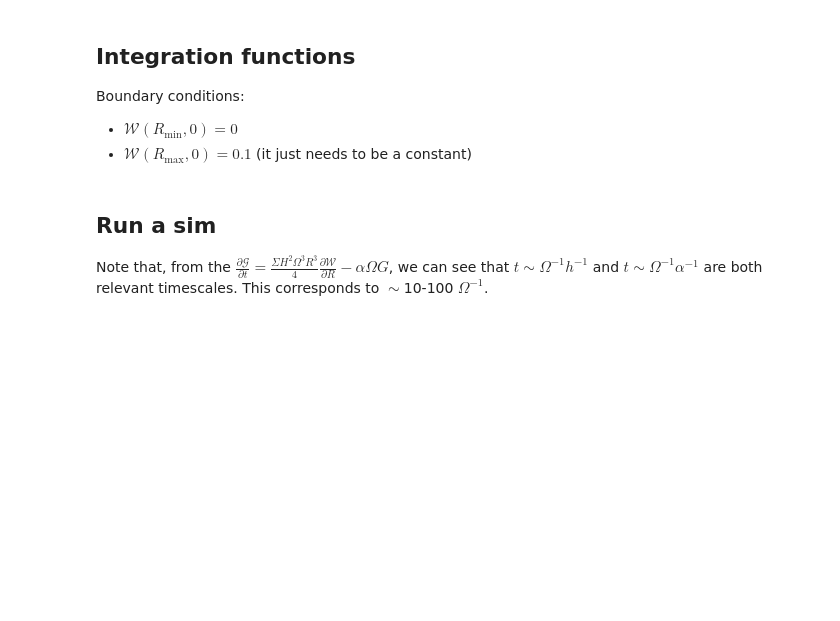
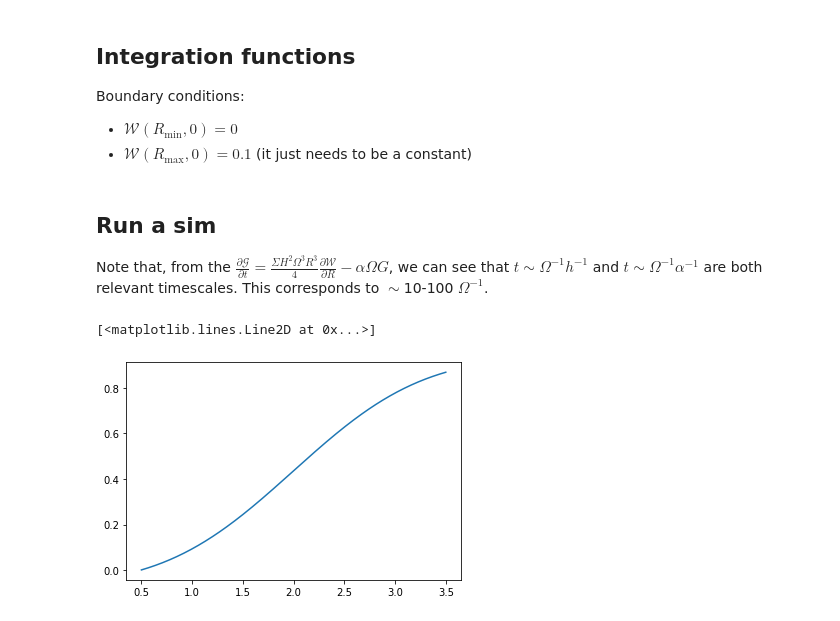
Before and after one commit to Jupiter1994/warped-disks, a Jupyter notebook: reduced-eqs.ipynb, the cells around one changed output. Cells and saved outputs as stored; diff of their text form; code cells hidden in the pictures; blank space fills up the shorter version.

```diff
--- a/reduced-eqs.ipynb
+++ b/reduced-eqs.ipynb
@@ -203,5 +206,10 @@ def integrate(Rs, Ws, Gs, ts):
 ## Run a sim
 
 Note that, from the $\frac{\partial \mathcal{G}}{\partial t} = \frac{\Sigma H^2 \Omega^3 R^3}4 \frac{\partial \mathcal{W}}{\partial R}  - \alpha \Omega G$, we can see that $t \sim \Omega^{-1} h^{-1}$ and $t \sim \Omega^{-1} \alpha^{-1} $ are both relevant timescales. This corresponds to $\sim$10-100 $\Omega^{-1}$.
+# %%
+plt.plot(Rs, Ws)
+# %% [output]
+[<matplotlib.lines.Line2D at 0x...>]
+[figure, added]
 # %%
 # spatial and time domains
```
Also changed, not shown: parts of 7 cells of this notebook.
